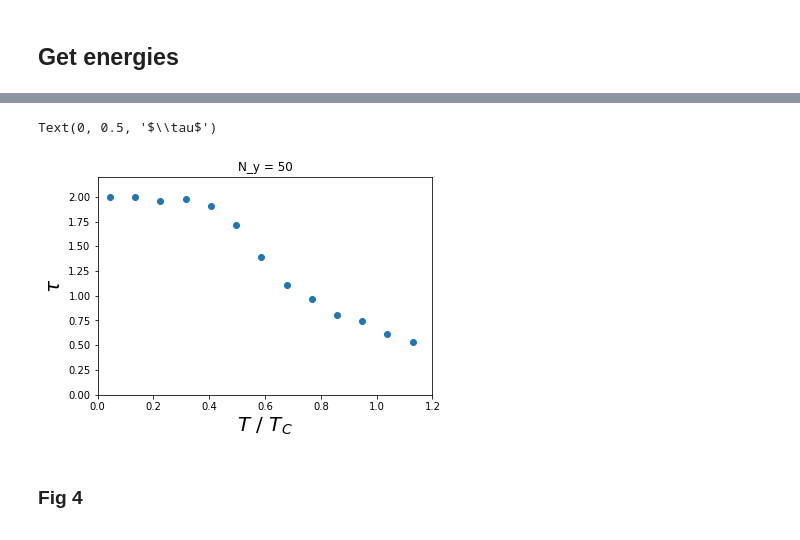
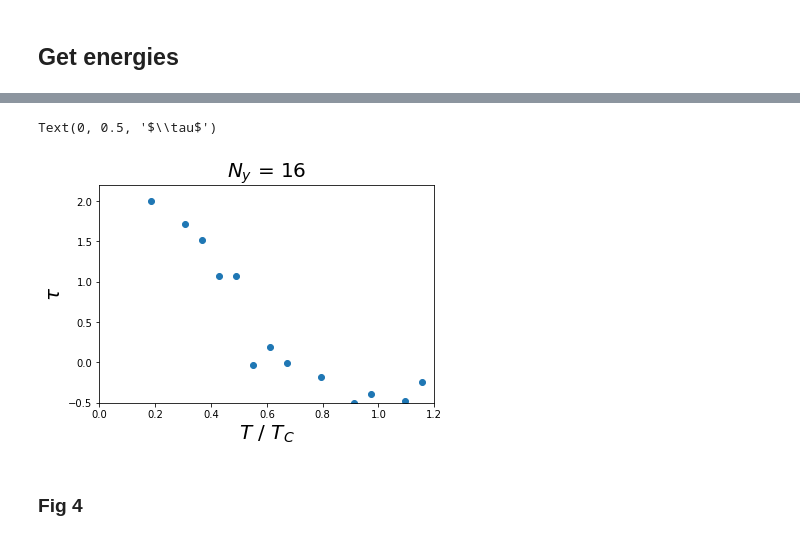
Before and after one commit to kklocker/NumFys, a Jupyter notebook: Exam/src/Testing.ipynb, the cells around one changed output, grey strips where cells are left out. Drawn from its saved outputs; the diff is of its cells as text; code cells hidden in the pictures.

```diff
--- a/Exam/src/Testing.ipynb
+++ b/Exam/src/Testing.ipynb
@@ -144,9 +156,9 @@ def alternative_metropolis_mj(N_size, N_sweeps, T, skips = 2):
     ev = np.array(ev)
     return ev.mean(), ev.std()                                  # Return the mean and std
 # %%
-N_size=  50
-N_sweeps = 500
-T = 1
-ev,_ = alternative_metropolis_mj(N_size, N_sweeps, T, skips=2)
+N_size=  16
+N_sweeps = 2000
+T = 0.1
+%time ev,_ = alternative_metropolis_mj(N_size, N_sweeps, T, skips=2)
 -T*np.log(ev)
 # %% [output]
@@ -154,3 +167,3 @@ ev,_ = alternative_metropolis_mj(N_size, N_sweeps, T, skips=2)
 # %%
-t = np.linspace(0.1, 4, 20)
+t = np.linspace(0.01, 4, 30)
 # %%
@@ -163,15 +173,15 @@ s = np.array(s)
 # %%
-plt.scatter(t/Tc, -tau[:,0])
+plt.scatter(t/Tc, -tau[:,0]/N_size)
 # plt.fill_between(t/Tc, -e, -(e+s), alpha = 0.2)
 # plt.fill_between(t/Tc, -e, (-e+s), alpha=  0.2)
 plt.xlim(0,1.2)
-plt.ylim(0,2.2)
+plt.ylim(-0.5,2.2)
 plt.xlabel(fr"$T\ /\ T_C$", size=20)
-plt.title(f"N_y = {N_size}")
+plt.title(f"$N_y$ = {N_size}", size=20)
 plt.ylabel(fr"$\tau$", size = 20)
 # %% [output]
 Text(0, 0.5, '$\\tau$')
-[figure, old version]
+[figure, new version]
 # %% [markdown]
 ### Fig 4
 # %%
```
Also changed, not shown: parts of 17 cells of this notebook, 37 other files.
